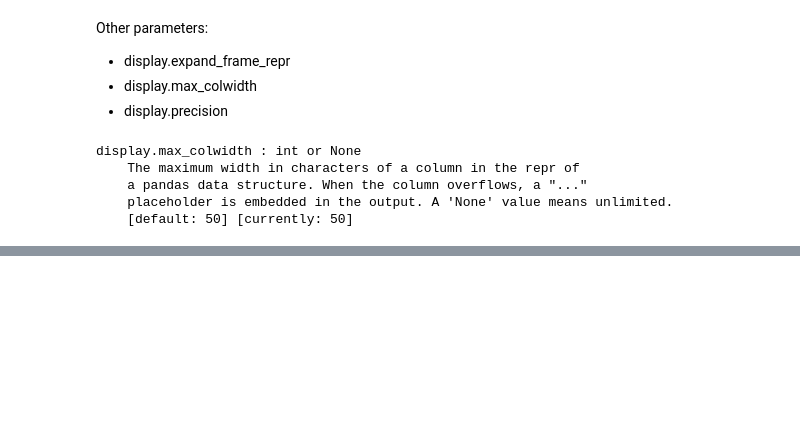
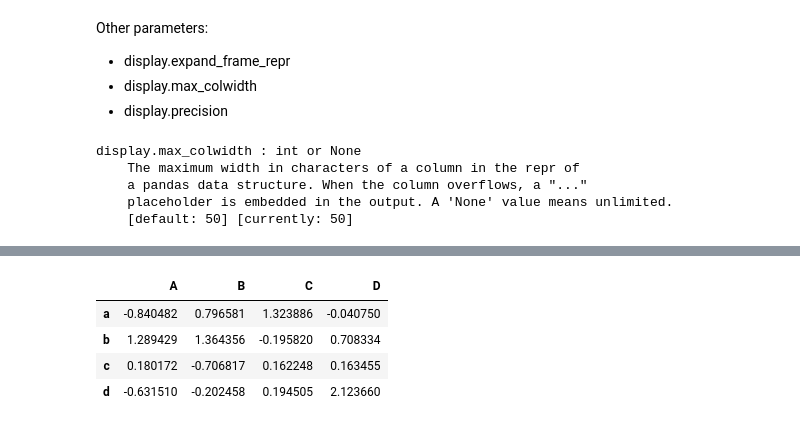
Before and after one commit to karenacorn99/data-science-cheatcheets, a Jupyter notebook: pandas.ipynb, the cells around one changed output, grey strips where cells are left out. Saved outputs shown, nothing was run; the diff lists cells and outputs as text; code cells hidden in the pictures; blank space fills up the shorter version.

```diff
--- a/pandas.ipynb
+++ b/pandas.ipynb
@@ -1112,0 +1155,8 @@ display.max_colwidth : int or None
+# %%
+df.loc['a':'d']
+# %% [output]
+|  | A | B | C | D |
+| a | -0.840482 | 0.796581 | 1.323886 | -0.040750 |
+| b | 1.289429 | 1.364356 | -0.195820 | 0.708334 |
+| c | 0.180172 | -0.706817 | 0.162248 | 0.163455 |
+| d | -0.631510 | -0.202458 | 0.194505 | 2.123660 |
```
Also changed, not shown: parts of 9 cells of this notebook.
